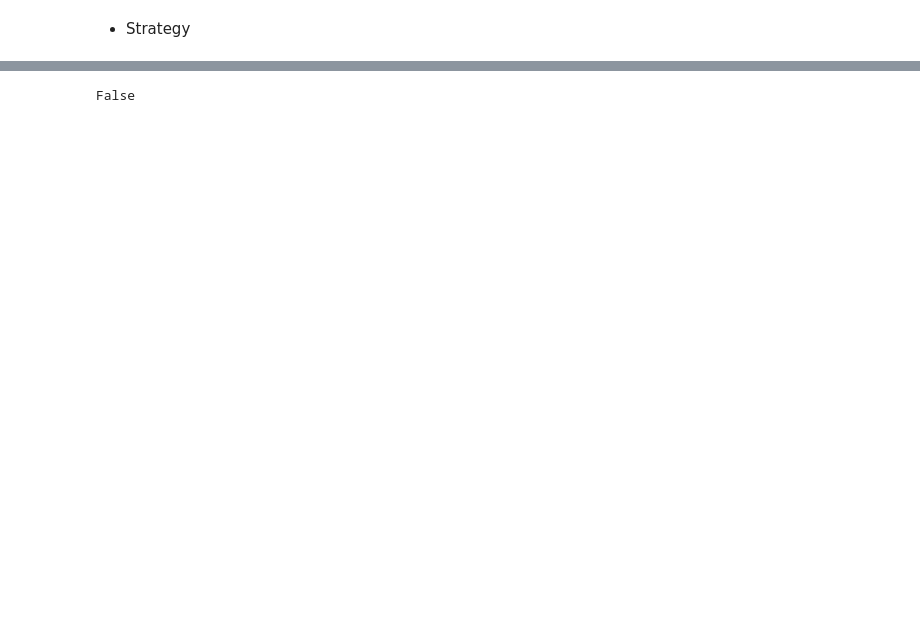
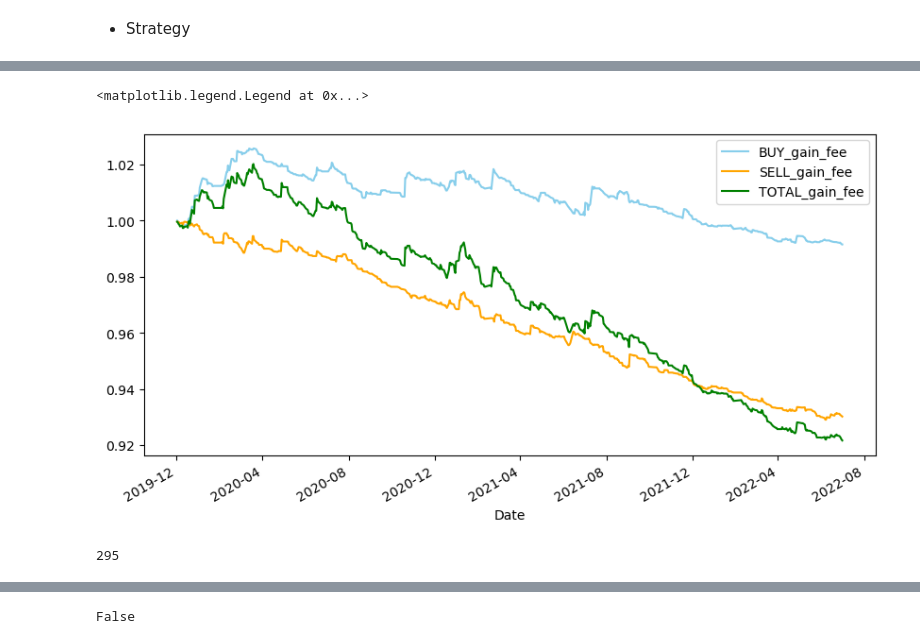
Before and after one commit to RichardS0268/Stock_cn_T0_Trend, a Jupyter notebook: workflow_v102.ipynb, the cells around one changed output, grey strips where cells are left out. Drawn from its saved outputs; the diff is of its cells as text; code cells hidden in the pictures; blank space fills up the shorter version.

```diff
--- a/workflow_v102.ipynb
+++ b/workflow_v102.ipynb
@@ -438,0 +453,24 @@ for exe_t in tqdm(sell_exe_t, desc='Sell Execution'):
+# %%
+BUY_fee_pnl = (1 + trading_log['BUY_gain_fee'].cumsum()/1e8)
+BUY_feeless_pnl = (1 + trading_log['BUY_gain_feeless'].cumsum()/1e8)
+
+SELL_fee_pnl = (1 + trading_log['SELL_gain_fee'].cumsum()/1e8)
+SELL_feeless_pnl = (1 + trading_log['SELL_gain_feeless'].cumsum()/1e8)
+
+TOTAL_fee_pnl = (1 + trading_log['TOTAL_gain_fee'].cumsum()/1e8)
+TOTAL_feeless_pnl = (1 + trading_log['TOTAL_gain_feeless'].cumsum()/1e8)
+
+plt.figure(figsize=(10, 5), dpi=100)
+
+BUY_fee_pnl.plot(color='skyblue')
+SELL_fee_pnl.plot(color='orange')
+TOTAL_fee_pnl.plot(color='green')
+
+plt.legend()
+# %% [output]
+<matplotlib.legend.Legend at 0x...>
+[figure, added]
+# %%
+list(trading_log['BUY_gain_fee']).index(trading_log['BUY_gain_fee'].max())
+# %% [output]
+295
```
Also changed, not shown: parts of 42 cells of this notebook.
